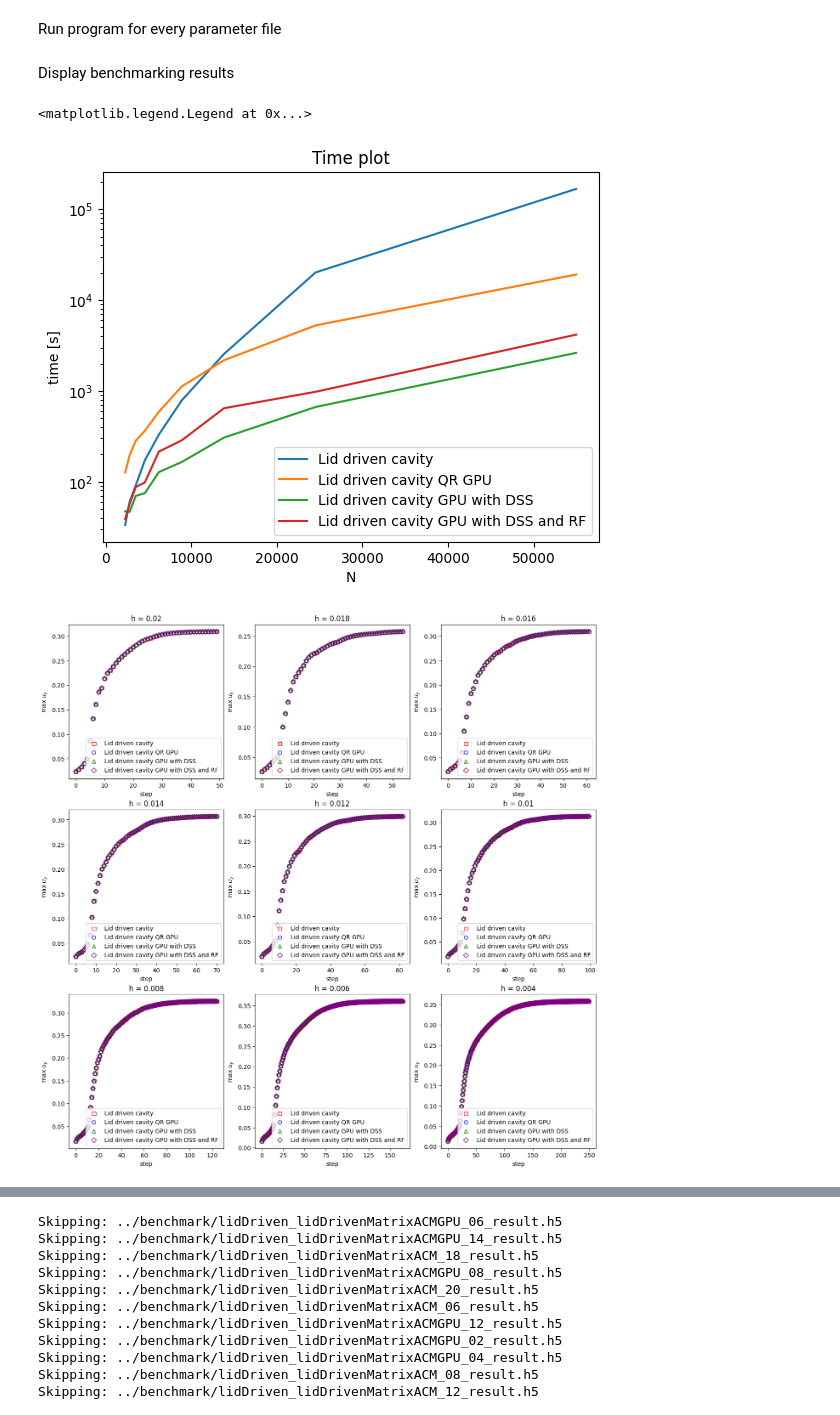
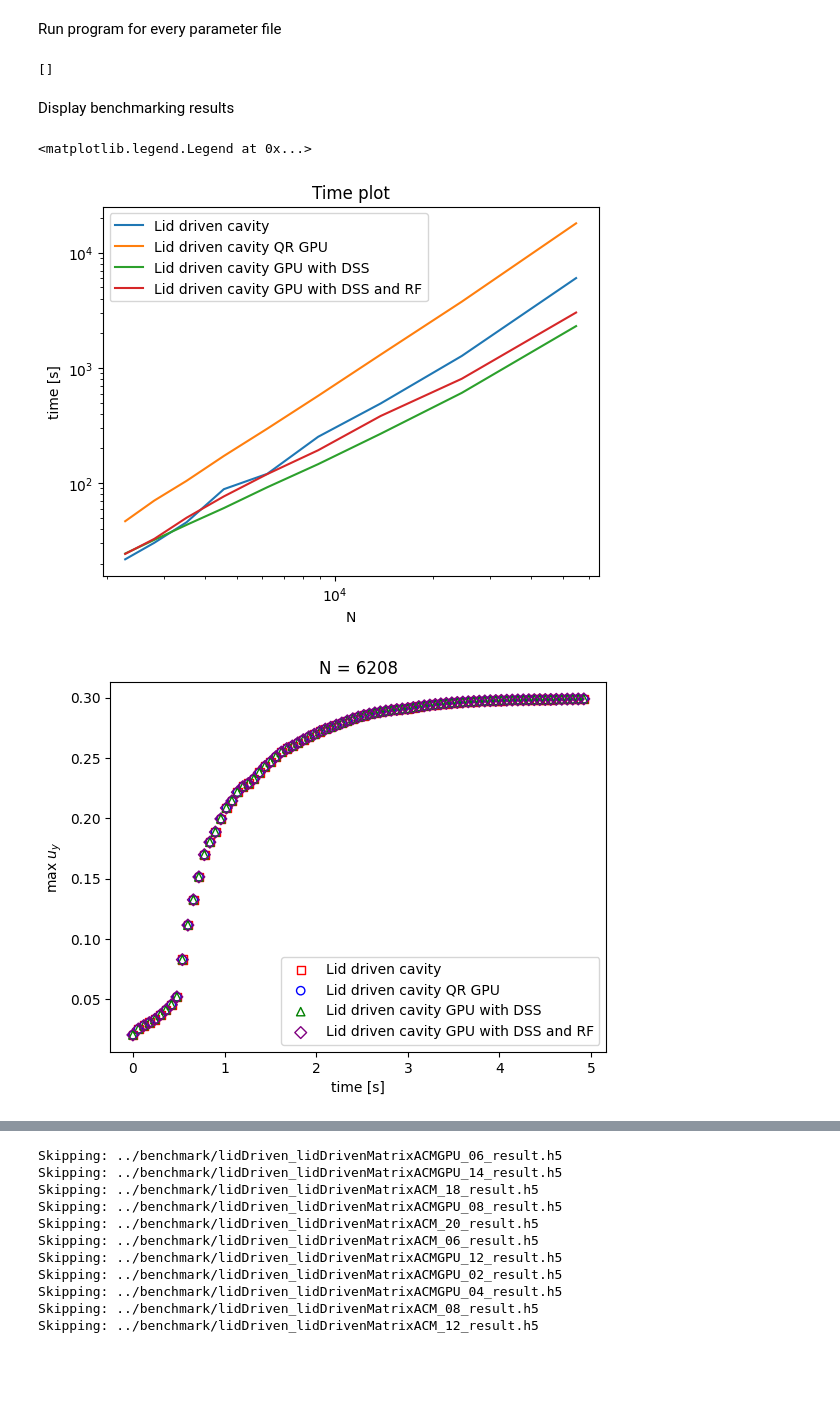
Before and after one commit to ggasper/lid-driven-cavity-gpu, a Jupyter notebook: benchmark/benchmark.ipynb, the cells around one changed output, grey strips where cells are left out. Drawn from its saved outputs; the diff is of its cells as text; code cells hidden in the pictures; blank space fills up the shorter version.

```diff
--- a/benchmark/benchmark.ipynb
+++ b/benchmark/benchmark.ipynb
@@ -35,9 +36,11 @@ param_directory = tempfile.TemporaryDirectory()
 Create parameter files
 # %%
 def get_output_path(program, h):
-    return Path("benchmark", f"lidDriven_{program}_{int(h*1000):0>2}_result.h5")
+    h_str = str(h)[2:]
+    return Path("benchmark", "results", f"lidDriven_{program}_{h_str}_result.h5")
 def get_param_path(param_dir, program, h):
-    return Path(param_dir.name, f"chanelFlow_{program}_{int(h*1000):0>2}.xml")
+    h_str = str(h)[2:]
+    return Path(param_dir.name, f"chanelFlow_{program}_{h_str}.xml")
 # %%
 parameter_path = Path("..", "params")
 default_param = parameter_path / "chanelFlow.xml"
@@ -71,8 +74,11 @@ for param_file in Path(param_directory.name).glob("*.xml"):
     if Path.exists(output_path):
         continue
     to_run.append(param_file)
-with ProcessPoolExecutor(4) as pool:
-    pool.map(run_lid_driven, to_run)
+list(map(run_lid_driven, to_run))
+# with ProcessPoolExecutor(4) as pool:
+#     pool.map(run_lid_driven, to_run)
+# %% [output]
+[]
 # %% [markdown]
 Display benchmarking results
 # %%
@@ -87,7 +93,7 @@ for name, (solver_u, solver_p) in programs.items():
     for h in hs:
         result_file = Path("..") / get_output_path(f"{solver_u}_{solver_p}", h)
         with h5py.File(result_file) as f:
-            time = f.attrs["time"]
+            time = f['times'].attrs["time"]
             N = len(f["domain/pos"][()][0])
             Ns.append(N)
             ts.append(time)
@@ -96,40 +102,45 @@ for name, (solver_u, solver_p) in programs.items():
 ax.set_xlabel('N')
 ax.set_ylabel('time [s]')
 plt.yscale('log')
+plt.xscale('log')
 ax.set_title("Time plot")
 ax.legend()
 # %% [output]
 <matplotlib.legend.Legend at 0x...>
-[figure, old version]
+[figure, new version]
 # %%
 # fig, axs = plt.subplots(len(hs), figsize=(8,32))
 # for i, h in enumerate(hs):
 #     for name, (solver_u, solver_p) in programs.items():
 #         result_file = Path('..') / get_output_path(f"{solver_u}_{solver_p}", h)
 #         with h5py.File(result_file) as f:
 #             velocity = np.array(f['max_u_y'], dtype=np.float64)
 #             xs = list(range(len(velocity[0])))
 #             axs[i].plot(xs, velocity[0], label=name)
 #             axs[i].set_title('Maximum midplane velocity')
 #             axs[i].set_xlabel('time')
 #             axs[i].set_ylabel('max $u_y$')
 #             axs[i].legend()
-fig, axs = plt.subplots(3, 3, figsize=(16,16))
+# fig, axs = plt.subplots(3, 3, figsize=(16,16))
+fig, ax= plt.subplots()
 colors = ['red', 'blue', 'green', 'purple', 'orange']
 markers = ['s', 'o', '^', 'D']
-for i, h in enumerate(hs):
-    j = 0
-    for name, (solver_u, solver_p) in programs.items():
-        result_file = Path('..') / get_output_path(f"{solver_u}_{solver_p}", h)
-        with h5py.File(result_file) as f:
-            velocity = np.array(f['max_u_y'], dtype=np.float64)
-            xs = list(range(len(velocity[0])))
-            axs[i // 3][i%3].scatter(xs, velocity[0], label=name, color=colors[j], facecolors='none', marker=markers[j])
-            axs[i // 3][i%3].legend(loc='lower right')
-            axs[i // 3][i%3].set_xlabel('step')
-            axs[i // 3][i%3].set_ylabel('max $u_y$')
-            axs[i // 3][i%3].set_title(f"h = {h}")
-            j += 1
+# for i, h in enumerate(hs):
+j = 0
+h = hs[4]
+for name, (solver_u, solver_p) in programs.items():
+    result_file = Path('..') / get_output_path(f"{solver_u}_{solver_p}", h)
+    with h5py.File(result_file) as f:
+        velocity = np.array(f['max_u_y'], dtype=np.float64)
+        dt = f.attrs['num.cfl'] * f.attrs['num.h'] / f.attrs['case.dim']
+        xs = [dt * step for step in range(len(velocity[0]))]
+        ax.scatter(xs, velocity[0], label=name, color=colors[j], facecolors='none', marker=markers[j])
+        ax.legend(loc='lower right')
+        ax.set_xlabel('time [s]')
+        ax.set_ylabel('max $u_y$')
+        N = len(f['domain/pos'][0])
+        ax.set_title(f"N = {N}")
+        j += 1
 # %% [output]
-[figure, old version]
+[figure, new version]
 # %%
```
Also changed, not shown: parts of 9 cells of this notebook, 50 other files.
